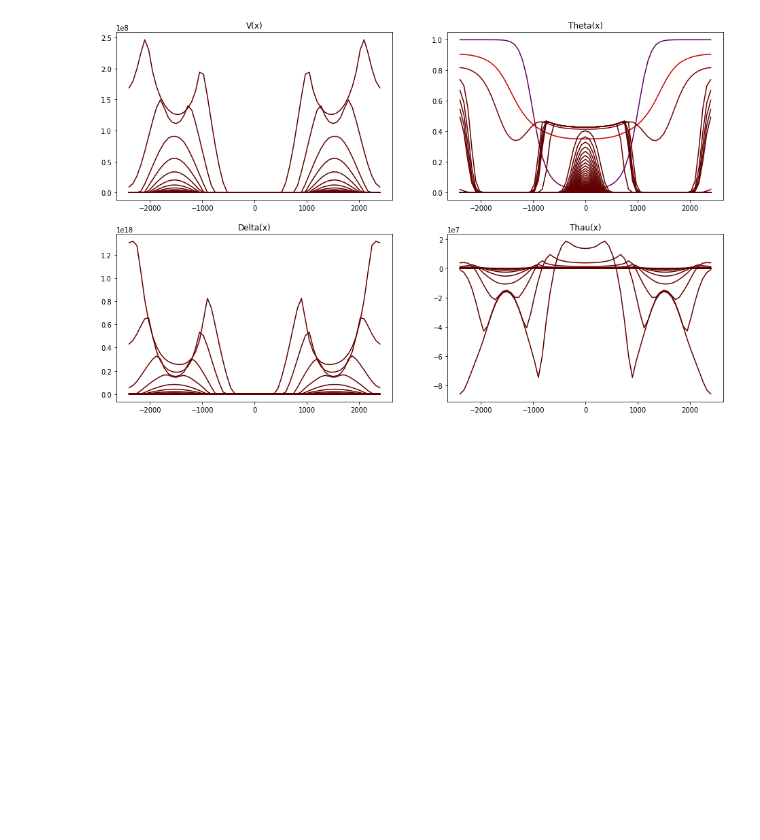
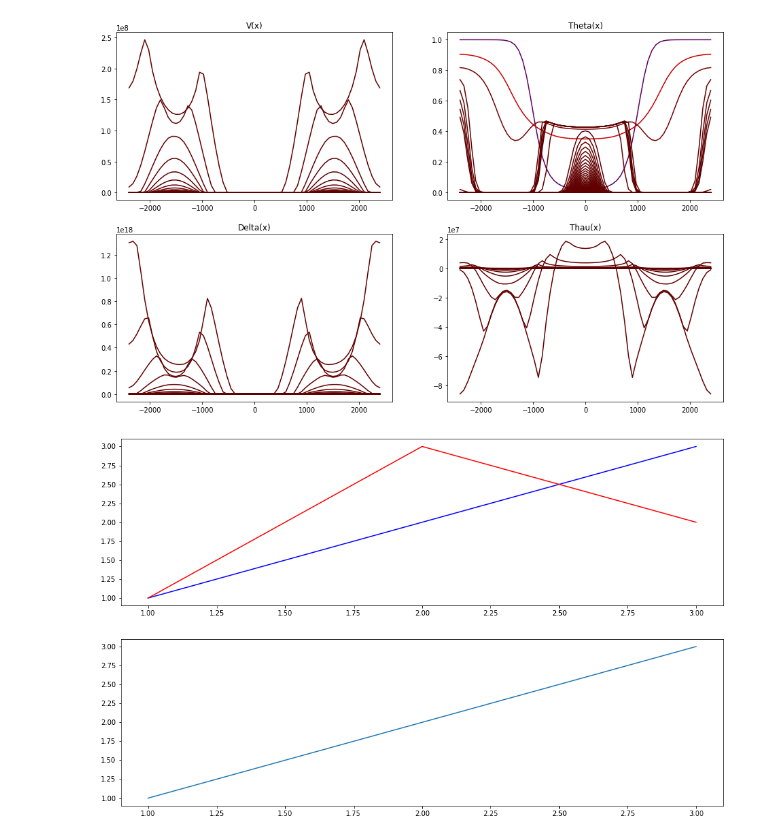
Before and after one commit to thomas-dubard/Seismes-induits, a Jupyter notebook: Test.ipynb, the cells around one changed output. Drawn from its saved outputs; the diff is of its cells as text; code cells hidden in the pictures; blank space fills up the shorter version.

```diff
--- a/Test.ipynb
+++ b/Test.ipynb
@@ -722,3 +722,18 @@ plt.title('Thau(x)')
 plt.show()
 # %% [output]
 [figure]
+# %%
+plt.figure(figsize=(16, 10))
+
+plt.subplot(2,1,1)
+plt.plot([1, 2, 3], [1, 2, 3], color="blue")
+
+plt.subplot(2,1,2)
+plt.plot([1, 2, 3], [1, 2, 3])
+
+plt.subplot(2,1,1)
+plt.plot([1, 2, 3], [1, 3, 2], color="red")
+
+plt.show()
+# %% [output]
+[figure, added]
```
Also changed, not shown: 7 other files.
